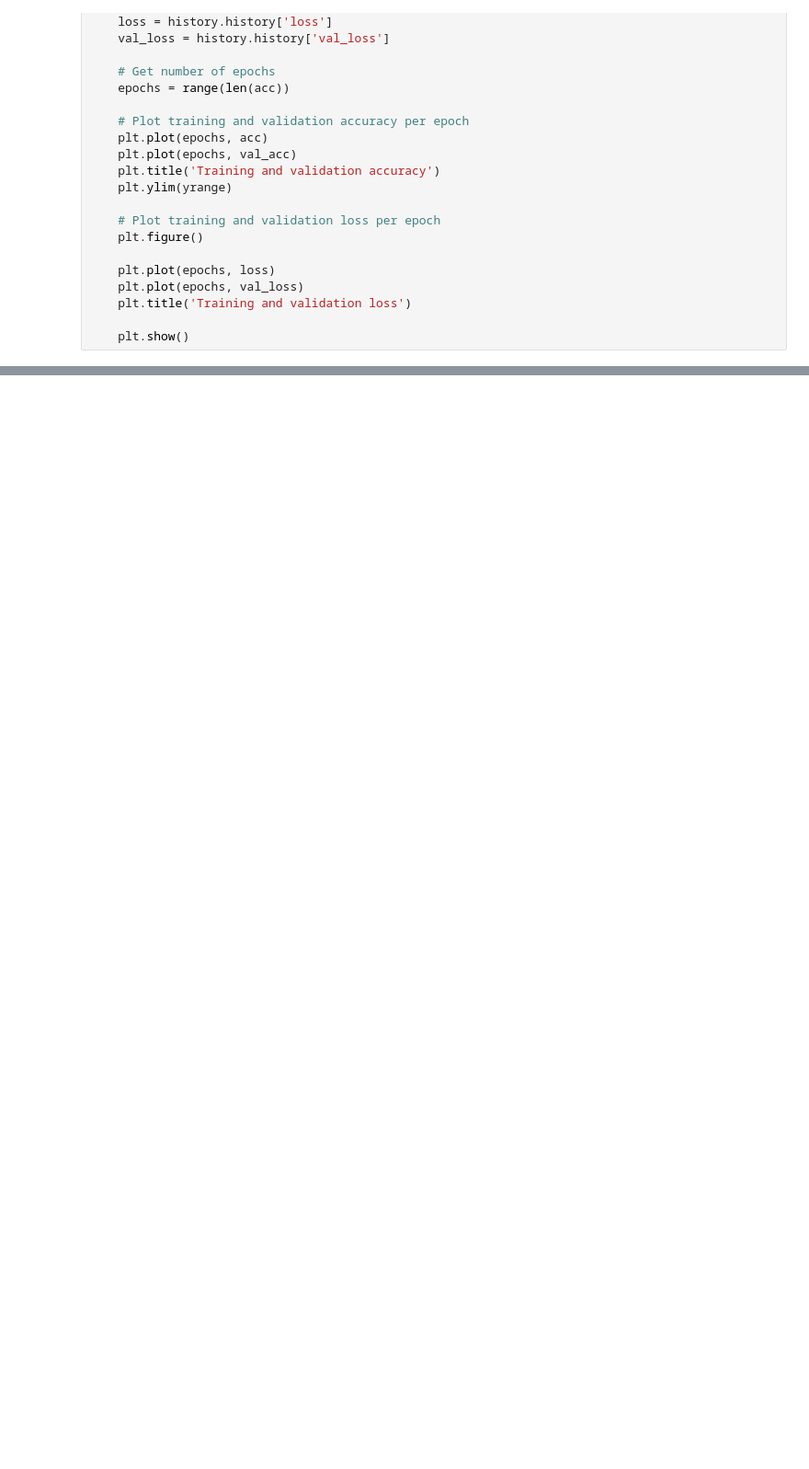
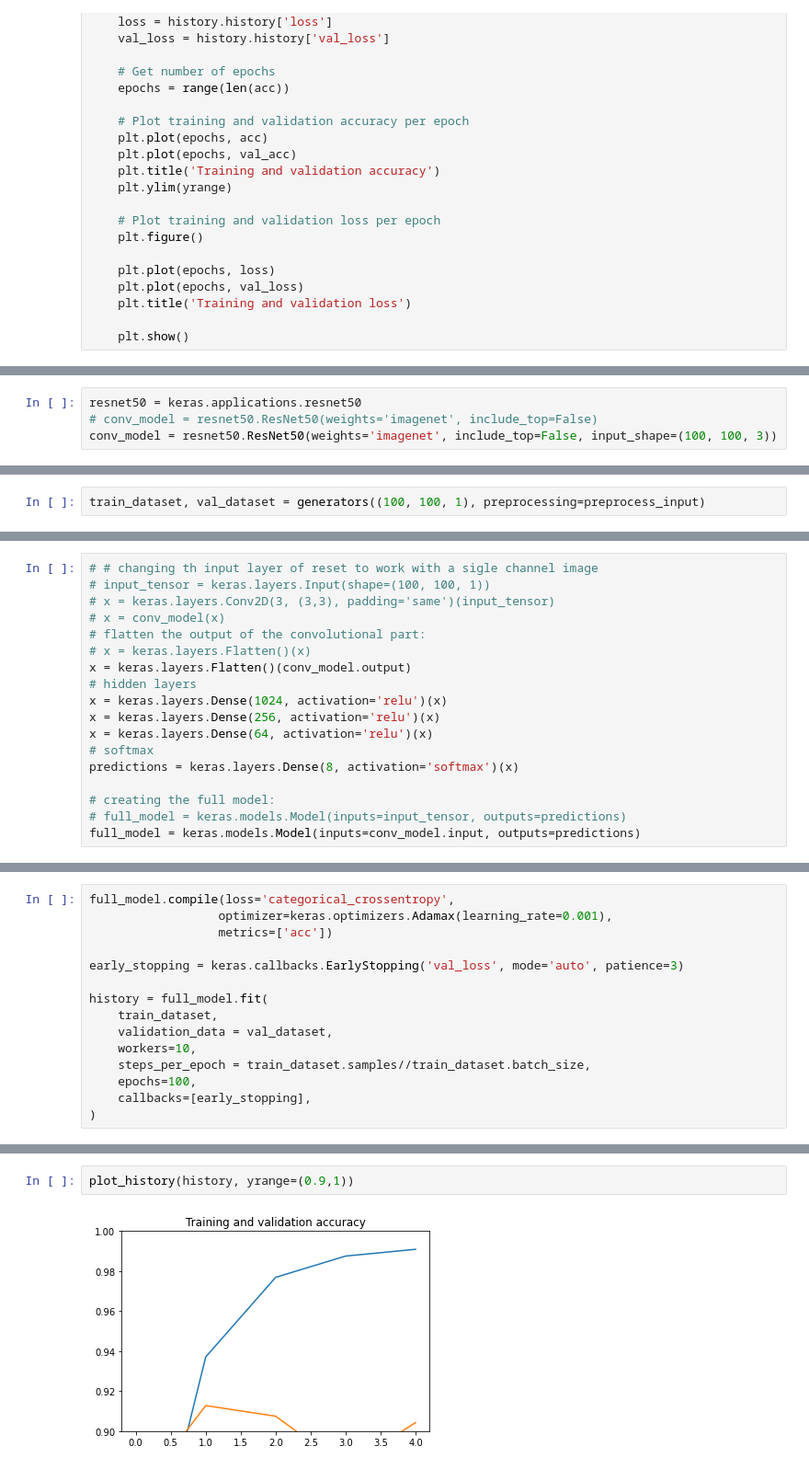
Before and after one commit to Kavyaachanta0808/fe, a Jupyter notebook: FE_PROJECT.ipynb, the cells around one changed output, grey strips where cells are left out. Shown at 92% size. Saved outputs shown, nothing was run; the diff lists cells and outputs as text; blank space fills up the shorter version.

```diff
--- a/FE_PROJECT.ipynb
+++ b/FE_PROJECT.ipynb
@@ -223,0 +215,4 @@ full_model.save('/content/model.h5')
+# %%
+resnet50 = keras.applications.resnet50
+# conv_model = resnet50.ResNet50(weights='imagenet', include_top=False)
+conv_model = resnet50.ResNet50(weights='imagenet', include_top=False, input_shape=(100, 100, 3))
@@ -223,0 +229,2 @@ full_model.save('/content/model.h5')
+# %%
+train_dataset, val_dataset = generators((100, 100, 1), preprocessing=preprocess_input)
@@ -223,0 +234,18 @@ full_model.save('/content/model.h5')
+# %%
+# # changing th input layer of reset to work with a sigle channel image
+# input_tensor = keras.layers.Input(shape=(100, 100, 1))
+# x = keras.layers.Conv2D(3, (3,3), padding='same')(input_tensor)
+# x = conv_model(x)
+# flatten the output of the convolutional part:
+# x = keras.layers.Flatten()(x)
+x = keras.layers.Flatten()(conv_model.output)
+# hidden layers
+x = keras.layers.Dense(1024, activation='relu')(x)
+x = keras.layers.Dense(256, activation='relu')(x)
+x = keras.layers.Dense(64, activation='relu')(x)
+# softmax
+predictions = keras.layers.Dense(8, activation='softmax')(x)
+
+# creating the full model:
+# full_model = keras.models.Model(inputs=input_tensor, outputs=predictions)
+full_model = keras.models.Model(inputs=conv_model.input, outputs=predictions)
@@ -223,0 +272,15 @@ full_model.save('/content/model.h5')
+# %%
+full_model.compile(loss='categorical_crossentropy',
+                  optimizer=keras.optimizers.Adamax(learning_rate=0.001),
+                  metrics=['acc'])
+
+early_stopping = keras.callbacks.EarlyStopping('val_loss', mode='auto', patience=3)
+
+history = full_model.fit(
+    train_dataset,
+    validation_data = val_dataset,
+    workers=10,
+    steps_per_epoch = train_dataset.samples//train_dataset.batch_size,
+    epochs=100,
+    callbacks=[early_stopping],
+)
@@ -223,0 +298,4 @@ full_model.save('/content/model.h5')
+# %%
+plot_history(history, yrange=(0.9,1))
+# %% [output]
+[figure, added]
```
Also changed, not shown: parts of 27 cells of this notebook, 1 other file.
